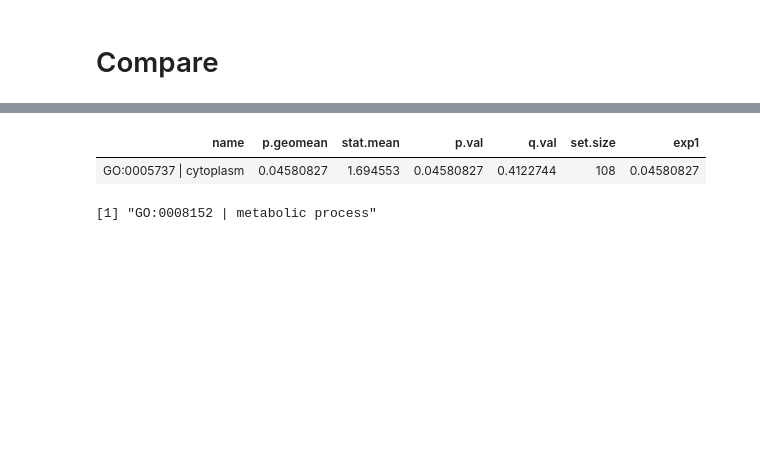
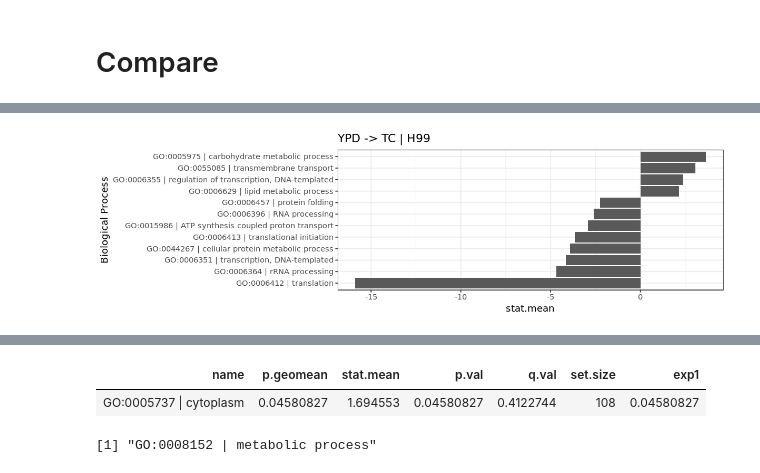
Before and after one commit to clintko/HTS2018_Notes, a Jupyter notebook: 24_gene_set_analysis_go.ipynb, the cells around one changed output, grey strips where cells are left out. Saved outputs shown, nothing was run; the diff lists cells and outputs as text; code cells hidden in the pictures; blank space fills up the shorter version.

```diff
--- a/24_gene_set_analysis_go.ipynb
+++ b/24_gene_set_analysis_go.ipynb
@@ -87,0 +98,5 @@ gageres_strain_tc$cc <- gage_wrapper(rlgexp, gset_go_cc, "TCH99", "TCmar1d")
+# %%
+great_media_h99  <- gageres_media_h99$bp[["greater"]]  %>% as.data.frame %>% rownames_to_column("name") %>% filter(p.val < 0.05, q.val < 0.2)
+great_media_mar  <- gageres_media_mar$bp[["greater"]]  %>% as.data.frame %>% rownames_to_column("name") %>% filter(p.val < 0.05, q.val < 0.2)
+great_strain_ypd <- gageres_strain_ypd$bp[["greater"]] %>% as.data.frame %>% rownames_to_column("name") %>% filter(p.val < 0.05, q.val < 0.2)
+great_strain_tc  <- gageres_strain_tc$bp[["greater"]]  %>% as.data.frame %>% rownames_to_column("name") %>% filter(p.val < 0.05, q.val < 0.2)
@@ -87,0 +113,5 @@ gageres_strain_tc$cc <- gage_wrapper(rlgexp, gset_go_cc, "TCH99", "TCmar1d")
+# %%
+less_media_h99  <- gageres_media_h99$bp[["less"]]  %>% as.data.frame %>% rownames_to_column("name") %>% filter(p.val < 0.05, q.val < 0.2)
+less_media_mar  <- gageres_media_mar$bp[["less"]]  %>% as.data.frame %>% rownames_to_column("name") %>% filter(p.val < 0.05, q.val < 0.2)
+less_strain_ypd <- gageres_strain_ypd$bp[["less"]] %>% as.data.frame %>% rownames_to_column("name") %>% filter(p.val < 0.05, q.val < 0.2)
+less_strain_tc  <- gageres_strain_tc$bp[["less"]]  %>% as.data.frame %>% rownames_to_column("name") %>% filter(p.val < 0.05, q.val < 0.2)
@@ -87,0 +191,14 @@ gageres_strain_tc$cc <- gage_wrapper(rlgexp, gset_go_cc, "TCH99", "TCmar1d")
+# %%
+options(repr.plot.width = 10, repr.plot.height = 3)
+
+tmp <- bind_rows(great_media_h99, less_media_h99) %>% arrange(stat.mean)
+tmp$name <- factor(tmp$name, levels = tmp$name)
+
+gp <- ggplot(tmp, aes(x = name, y = stat.mean)) +
+    geom_bar(stat="identity") +
+    coord_flip() + theme_bw() +
+    labs(y = "stat.mean", x = "Biological Process") +
+    ggtitle("YPD -> TC | H99")
+print(gp)
+# %% [output]
+[figure, added]
```
Also changed, not shown: parts of 18 cells of this notebook, 16 other files.
